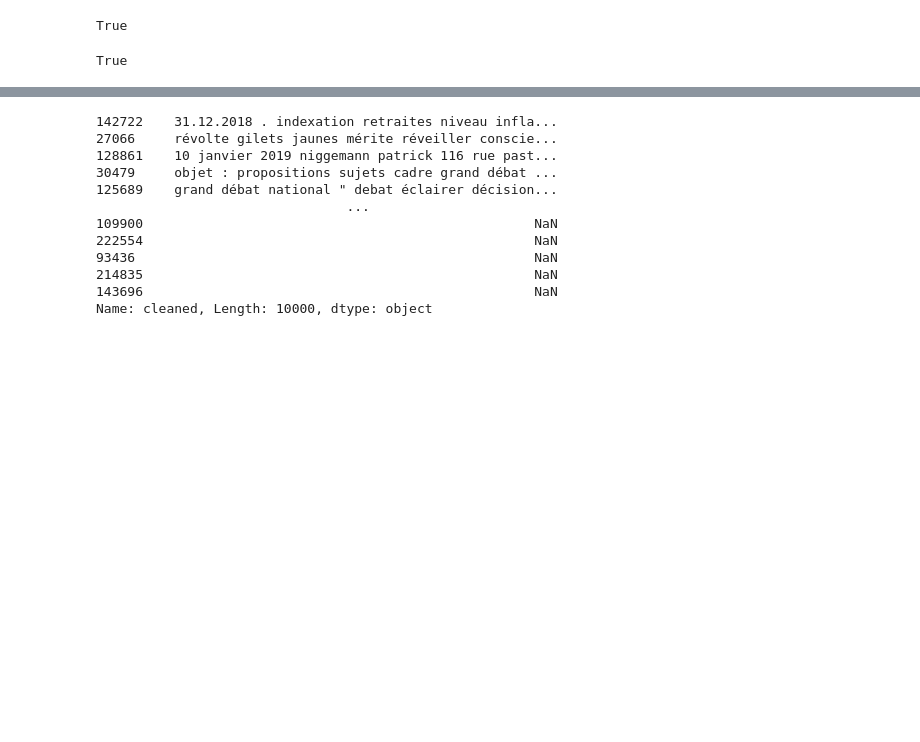
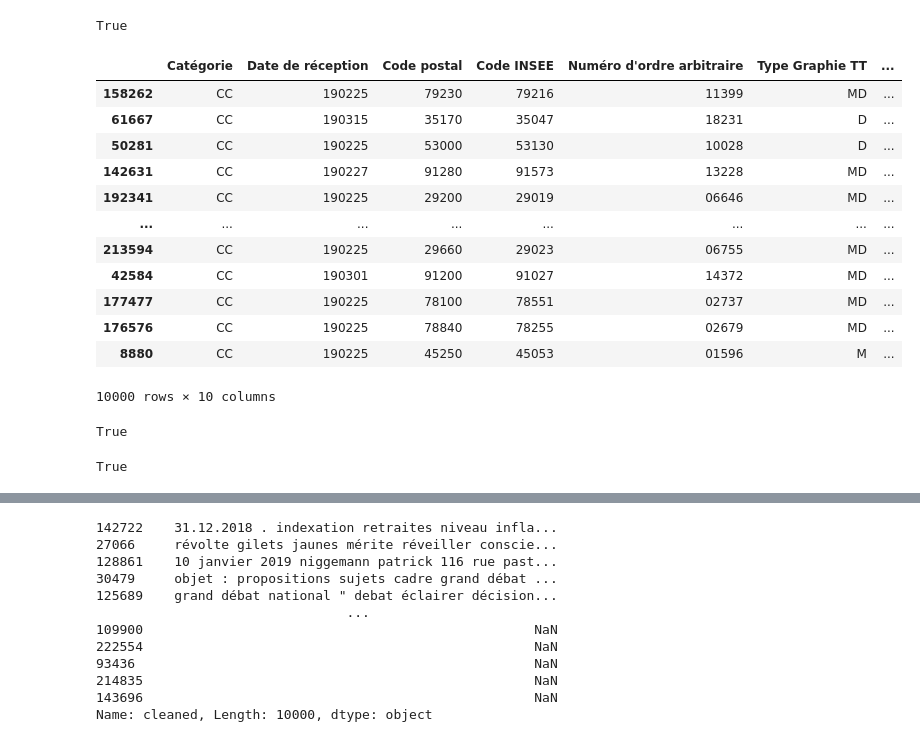
Before and after one commit to PSIG-EHESS/CahiersCitoyens, a Jupyter notebook: mots.ipynb, the cells around one changed output, grey strips where cells are left out. Cells and saved outputs as stored; diff of their text form; code cells hidden in the pictures; blank space fills up the shorter version.

```diff
--- a/mots.ipynb
+++ b/mots.ipynb
@@ -22,0 +20,16 @@ from spacy.lang.fr.examples import sentences
+# %%
+df
+# %% [output]
+|  | Catégorie | Date de réception | Code postal | Code INSEE | Numéro d'ordre arbitraire | Type Graphie TT | ... |
+| 158262 | CC | 190225 | 79230 | 79216 | 11399 | MD | ... |
+| 61667 | CC | 190315 | 35170 | 35047 | 18231 | D | ... |
+| 50281 | CC | 190225 | 53000 | 53130 | 10028 | D | ... |
+| 142631 | CC | 190227 | 91280 | 91573 | 13228 | MD | ... |
+| 192341 | CC | 190225 | 29200 | 29019 | 06646 | MD | ... |
+| ... | ... | ... | ... | ... | ... | ... | ... |
+| 213594 | CC | 190225 | 29660 | 29023 | 06755 | MD | ... |
+| 42584 | CC | 190301 | 91200 | 91027 | 14372 | MD | ... |
+| 177477 | CC | 190225 | 78100 | 78551 | 02737 | MD | ... |
+| 176576 | CC | 190225 | 78840 | 78255 | 02679 | MD | ... |
+| 8880 | CC | 190225 | 45250 | 45053 | 01596 | M | ... |
+10000 rows × 10 columns
@@ -26,0 +44,4 @@ True
+# %%
+spacy.prefer_gpu()
+# %% [output]
+True
```
Also changed, not shown: parts of 24 cells of this notebook, 9 other files.
